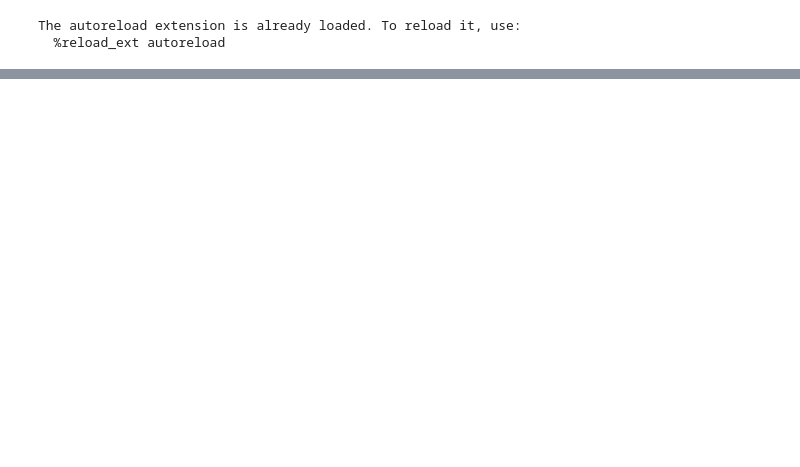
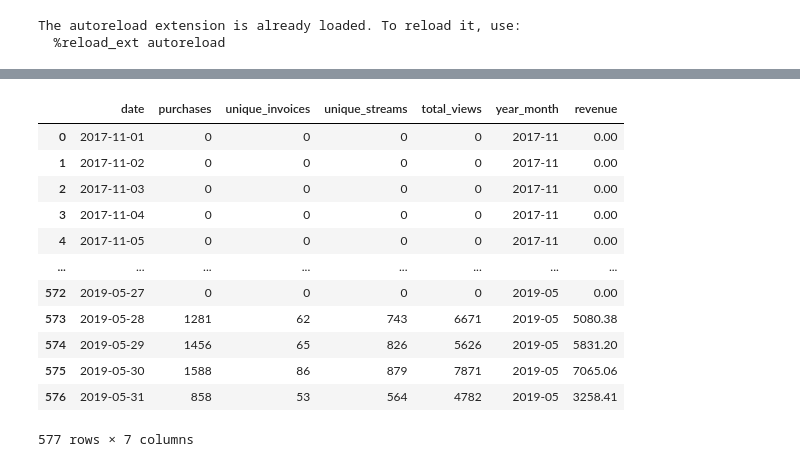
Before and after one commit to rdpb/ibm-ai-capstone, a Jupyter notebook: Part 2 - Model building and selection.ipynb, the cells around one changed output, grey strips where cells are left out. Cells and saved outputs as stored; diff of their text form; code cells hidden in the pictures; blank space fills up the shorter version.

```diff
--- a/Part 2 - Model building and selection.ipynb
+++ b/Part 2 - Model building and selection.ipynb
@@ -30,0 +109,16 @@ df_ts = convert_to_ts(df)
+# %%
+df[df.date<'2019-06']
+# %% [output]
+|  | date | purchases | unique_invoices | unique_streams | total_views | year_month | revenue |
+| 0 | 2017-11-01 | 0 | 0 | 0 | 0 | 2017-11 | 0.00 |
+| 1 | 2017-11-02 | 0 | 0 | 0 | 0 | 2017-11 | 0.00 |
+| 2 | 2017-11-03 | 0 | 0 | 0 | 0 | 2017-11 | 0.00 |
+| 3 | 2017-11-04 | 0 | 0 | 0 | 0 | 2017-11 | 0.00 |
+| 4 | 2017-11-05 | 0 | 0 | 0 | 0 | 2017-11 | 0.00 |
+| ... | ... | ... | ... | ... | ... | ... | ... |
+| 572 | 2019-05-27 | 0 | 0 | 0 | 0 | 2019-05 | 0.00 |
+| 573 | 2019-05-28 | 1281 | 62 | 743 | 6671 | 2019-05 | 5080.38 |
+| 574 | 2019-05-29 | 1456 | 65 | 826 | 5626 | 2019-05 | 5831.20 |
+| 575 | 2019-05-30 | 1588 | 86 | 879 | 7871 | 2019-05 | 7065.06 |
+| 576 | 2019-05-31 | 858 | 53 | 564 | 4782 | 2019-05 | 3258.41 |
+577 rows × 7 columns
```
Also changed, not shown: parts of 15 cells of this notebook.
